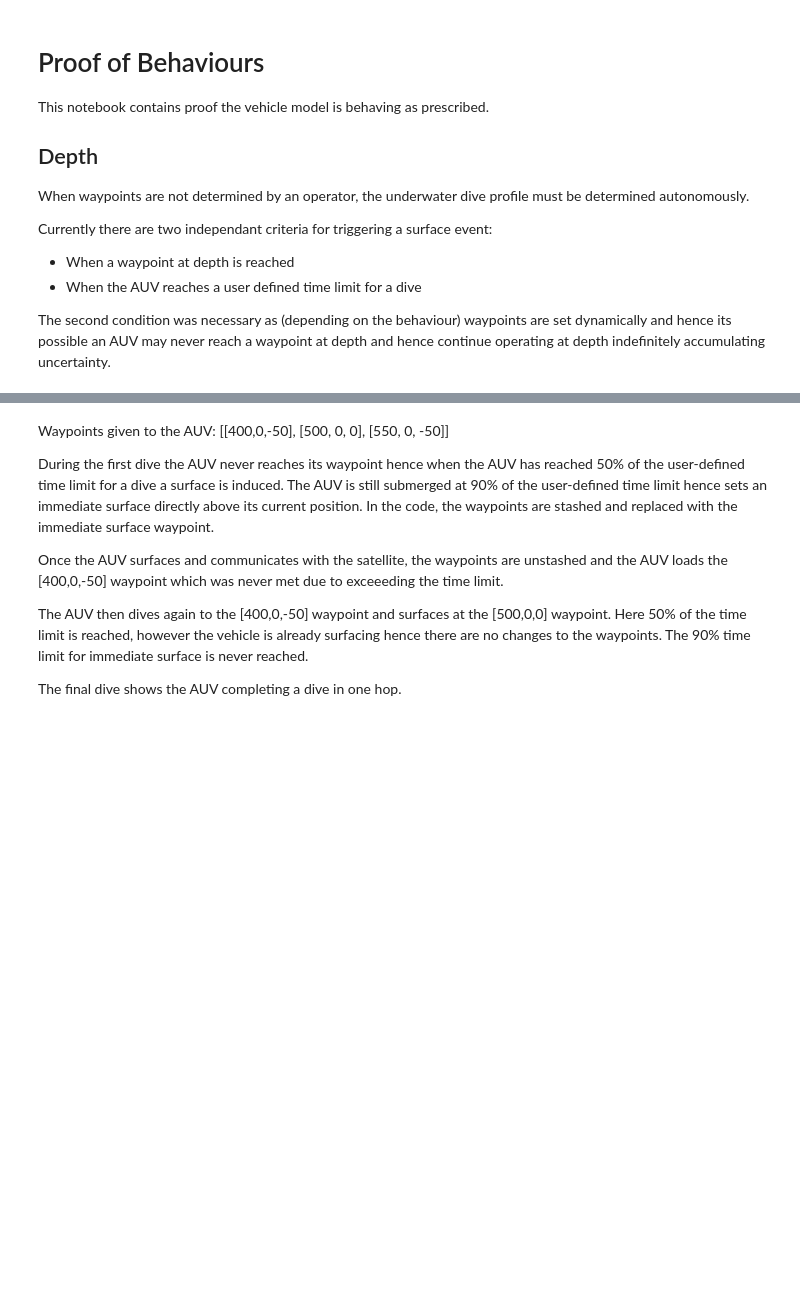
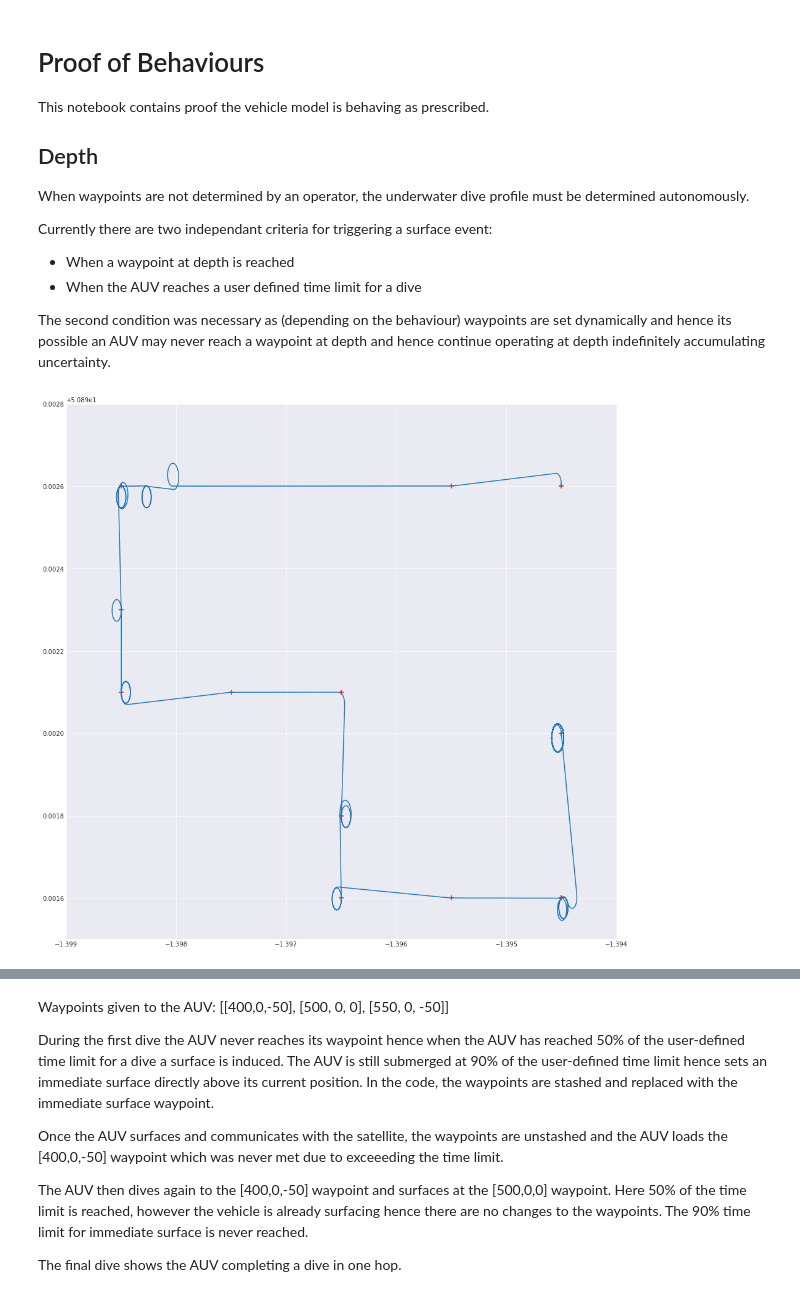
Before and after one commit to tslowndes/AUV, a Jupyter notebook: validation/Proofs.ipynb, the cells around one changed output, grey strips where cells are left out. Drawn from its saved outputs; the diff is of its cells as text; code cells hidden in the pictures; blank space fills up the shorter version.

```diff
--- a/validation/Proofs.ipynb
+++ b/validation/Proofs.ipynb
@@ -20,3 +20,28 @@ Currently there are two independant criteria for triggering a surface event:
 * When the AUV reaches a user defined time limit for a dive
 
 The second condition was necessary as (depending on the behaviour) waypoints are set dynamically and hence its possible an AUV may never reach a waypoint at depth and hence continue operating at depth indefinitely accumulating uncertainty.
+# %%
+waypoints = np.array([[-1.3945, 50.8926, 0],
+                    [-1.3955, 50.8926, -50],
+                    [-1.3985, 50.8926, 0],
+                     [-1.3985, 50.8923, -50],
+                     [-1.3985, 50.8921, 0],
+                     [-1.3975, 50.8921, -50],
+                    [-1.3965, 50.8921, 0],
+                     [-1.3965, 50.8918, -50],
+                    [-1.3965, 50.8916, 0],
+                    [-1.3955, 50.8916, -50],
+                    [-1.3945, 50.8916, 0],
+                     [-1.3945, 50.8916, -50],
+                     [-1.3945, 50.8920, 0]])
+sns.set_style('darkgrid')
+fig = plt.figure(figsize = (16, 16))
+config = sim_config('vld_config_001.csv')
+dfresults = pd.read_csv('vld_dive.csv')
+plt.scatter(waypoints[:,0], waypoints[:,1], s = 50, marker='+', c= 'r')
+plt.plot(dfresults.lon, dfresults.lat)
+plt.ylim([50.89150, 50.8928])
+plt.xlim([-1.399, -1.394])
+plt.show()
+# %% [output]
+[figure, added]
```
Also changed, not shown: parts of 6 cells of this notebook, 11 other files.
